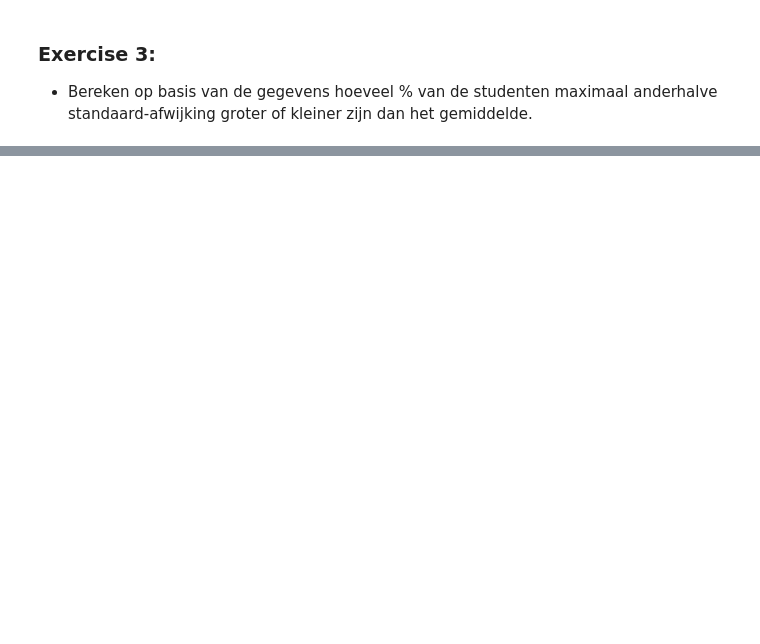
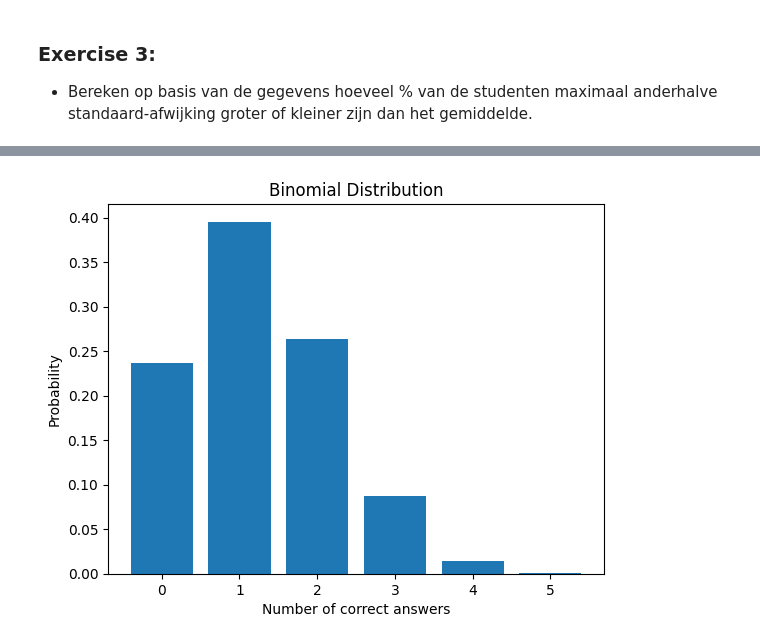
Before and after one commit to EliasDeHondt/DataScience2, a Jupyter notebook: W14P3/Exercises probability distributions.ipynb, the cells around one changed output, grey strips where cells are left out. Cells and saved outputs as stored; diff of their text form; code cells hidden in the pictures; blank space fills up the shorter version.

```diff
--- a/W14P3/Exercises probability distributions.ipynb
+++ b/W14P3/Exercises probability distributions.ipynb
@@ -173,0 +267,19 @@ array(['16-20 uren', '<= 10 uren', '21-25 uren', '36-40 uren',
+# %%
+# De binomiale verdeling
+# binom.pmf(x,5,1/4) # Probability Mass Function => kans
+# binom.cdf(x,5,1/4) # Cumulative Density Function => cum. kans
+# binom.std(5, 1/4) # standaardafwijking
+# binom.mean(5, 1/4) # gemiddelde
+
+
+from scipy.stats import binom
+x = range (0,6)
+binomiale = binom.pmf(x,5,1/4)
+
+plt.bar(x, binomiale)
+plt.xlabel('Number of correct answers')
+plt.ylabel('Probability')
+plt.title('Binomial Distribution')
+plt.show()
+# %% [output]
+[figure, added]
```
Also changed, not shown: parts of 15 cells of this notebook.
